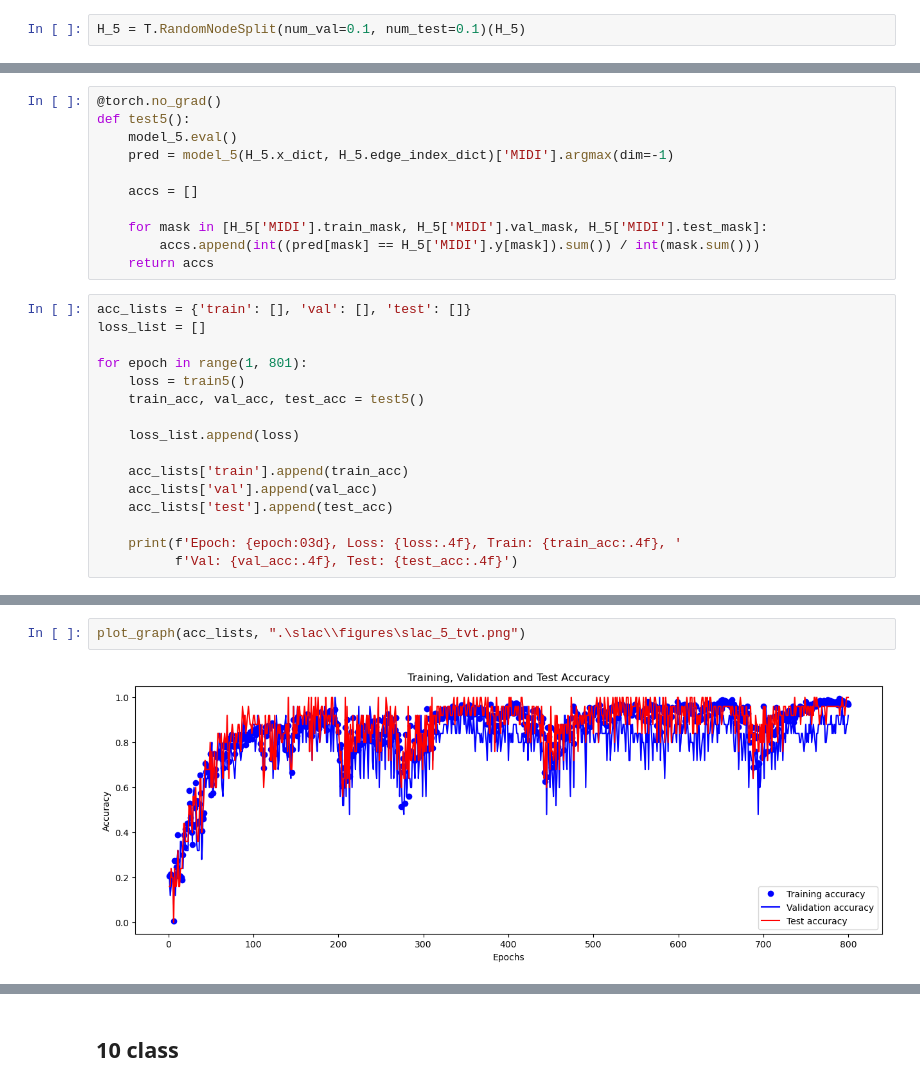
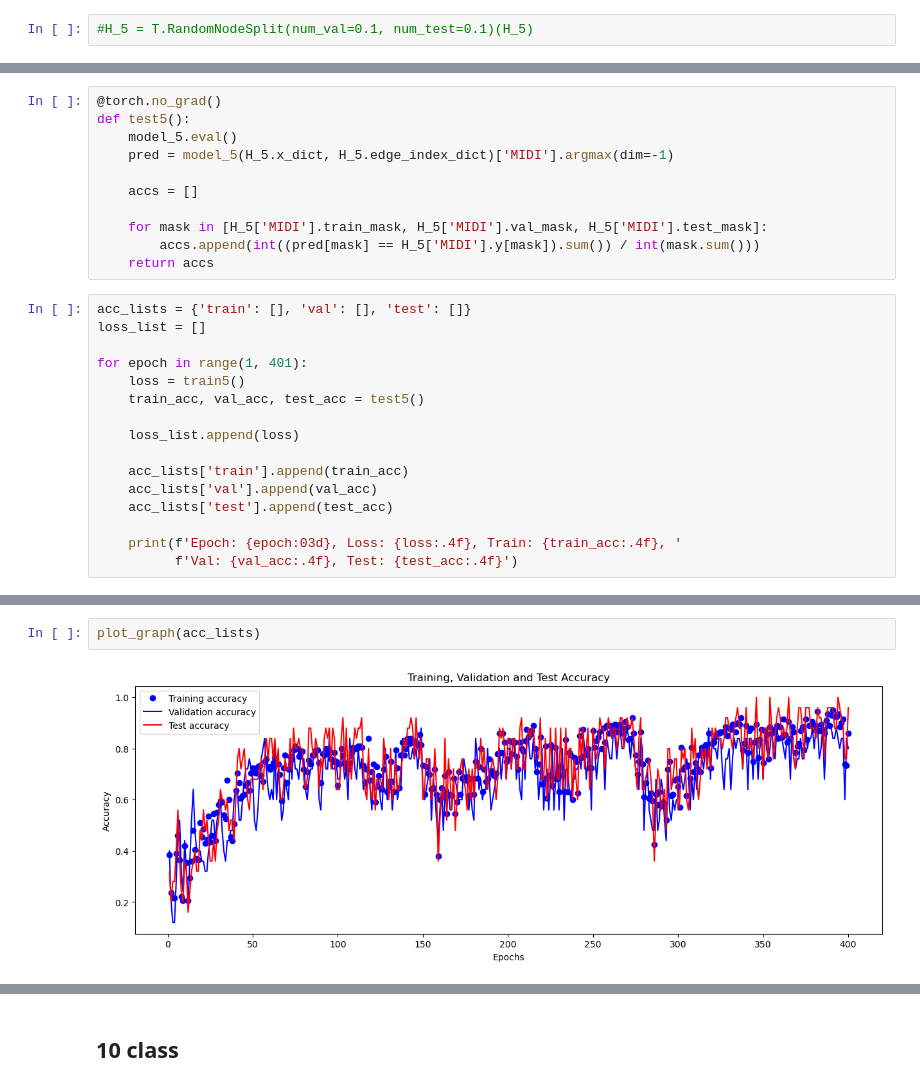
Before and after one commit to KottonP/midi2vec-master, a Jupyter notebook: Slac Hetero Graph.ipynb, the cells around one changed output, grey strips where cells are left out. Drawn from its saved outputs; the diff is of its cells as text.

```diff
--- a/Slac Hetero Graph.ipynb
+++ b/Slac Hetero Graph.ipynb
@@ -176,7 +203,7 @@ HeteroData(
 # %%
 H_5 = T.ToUndirected()(H_5)
 # %%
-H_5 = T.RandomNodeSplit(num_val=0.1, num_test=0.1)(H_5)
+#H_5 = T.RandomNodeSplit(num_val=0.1, num_test=0.1)(H_5)
 # %%
 print(H_5)
 # %% [output]
@@ -289,7 +472,7 @@ def test5():
 acc_lists = {'train': [], 'val': [], 'test': []}
 loss_list = []
 
-for epoch in range(1, 801):
+for epoch in range(1, 401):
     loss = train5()
     train_acc, val_acc, test_acc = test5()
 
@@ -322,5 +505,5 @@ Epoch: 800, Loss: 58.1024, Train: 0.9700, Val: 0.9200, Test: 1.0000
 # %%
-plot_graph(acc_lists, ".\slac\\figures\slac_5_tvt.png")
+plot_graph(acc_lists)
 # %% [output]
-[figure, old version]
+[figure, new version]
 # %%
```
Also changed, not shown: parts of 25 cells of this notebook.
